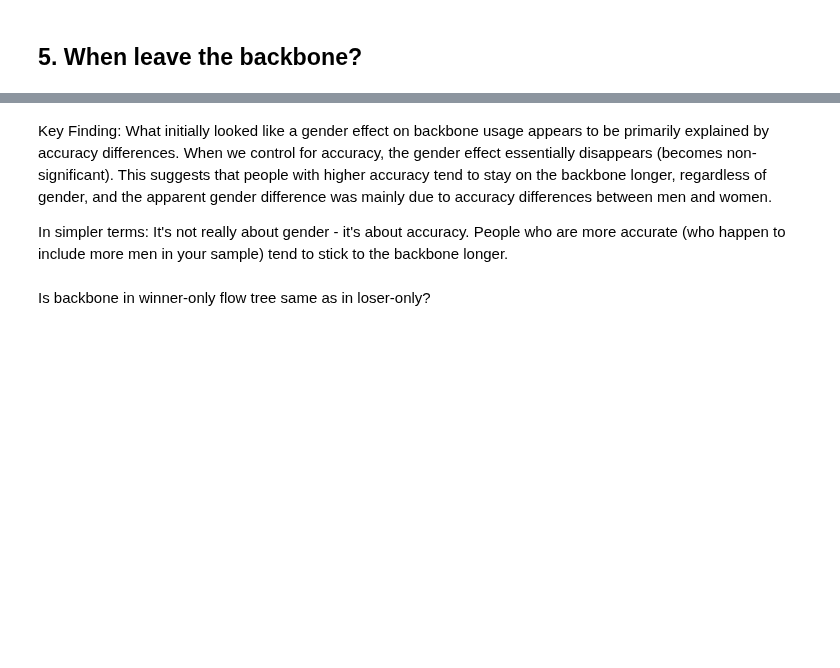
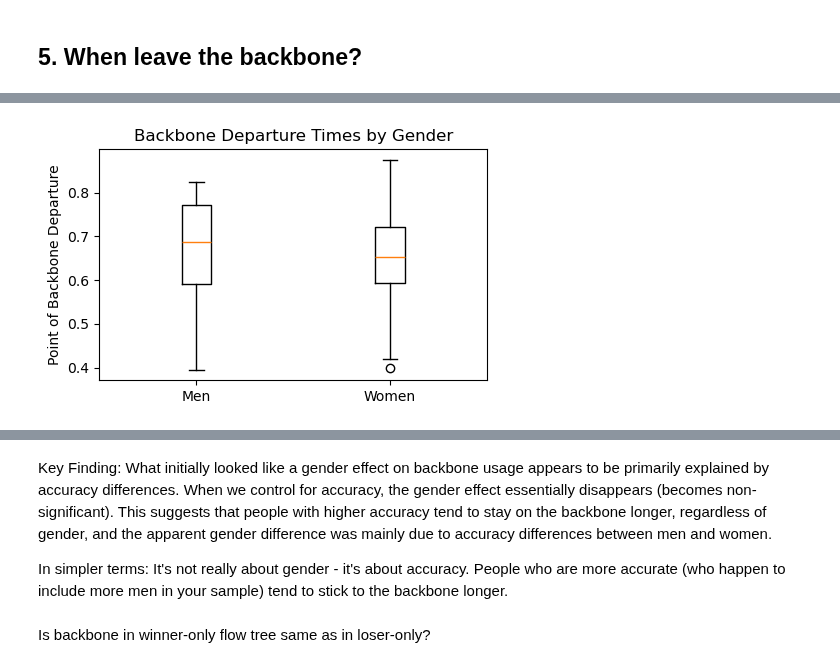
Before and after one commit to geometric-intelligence/mazedyn, a Jupyter notebook: mazedyn/4_backbone.ipynb, the cells around one changed output, grey strips where cells are left out. Saved outputs shown, nothing was run; the diff lists cells and outputs as text; code cells hidden in the pictures; blank space fills up the shorter version.

```diff
--- a/mazedyn/4_backbone.ipynb
+++ b/mazedyn/4_backbone.ipynb
@@ -460,0 +596,83 @@ Text(0.05, 0.95, 'r = 0.947\np = 0.000')
+# %%
+# When leave backbone but only when right!
+test_df["when_leave_backbone_right"] = pd.NA
+for (start_node, end_node), group in test_df.groupby(["StartAt", "EndAt"]):
+    backbone_path = flow_tree_dict[(start_node, end_node)]["backbone_path"]
+
+    for i, person in group.iterrows():
+        if person["accuracy"]:
+            persons_path = person["trajs"]
+            when_leave_person = when_leave_backbone(persons_path, backbone_path)
+            test_df.at[i, "when_leave_backbone_right"] = when_leave_person
+
+test_df["subj_mean_leave_backbone_right"] = test_df.groupby("Subject")["when_leave_backbone_right"].transform("mean")
+
+backbone_departures = test_df.groupby("Subject")["subj_mean_leave_backbone_right"].mean().astype(float)
+subj_accuracies = test_df.groupby("Subject")["subj_mean_acc"].mean().astype(float)
+sexes = test_df.groupby("Subject")["is_man"].mean().astype(bool)
+
+nas = np.logical_or(backbone_departures.isna(), subj_accuracies.isna())
+backbone_departures_no_na = backbone_departures[~nas]
+subj_accuracies_no_na = subj_accuracies[~nas]
+sex_no_na = sexes[~nas]
+
+# Also perform a simple t-test for comparison
+men_backbone = backbone_departures_no_na[sex_no_na]
+women_backbone = backbone_departures_no_na[~sex_no_na]
+
+t_stat, p_val = stats.ttest_ind(men_backbone, women_backbone)
+print("\nSimple t-test (not controlling for accuracy):")
+print(f"t-statistic: {t_stat:.3f}")
+print(f"p-value: {p_val:.3f}")
+
+# Create box plot to visualize the difference
+plt.figure(figsize=(5, 3))
+plt.boxplot([men_backbone, women_backbone], labels=['Men', 'Women'])
+plt.ylabel('Point of Backbone Departure')
+plt.title('Backbone Departure Times by Gender')
+plt.show()
+
+# Perform ANCOVA to compare backbone departure times between men and women
+# while controlling for accuracy
+import statsmodels.api as sm
+
+# Prepare data for ANCOVA
+# Check correlation between gender and accuracy first
+gender_acc_corr, p = stats.pearsonr(subj_accuracies_no_na, sex_no_na)
+print(f"\nCorrelation between gender and accuracy: {gender_acc_corr:.3f} (p={p})")
+
+# Check correlation between gender and backbone departure
+bb_acc_corr, p = stats.pearsonr(backbone_departures_no_na, sex_no_na)
+print(f"\nCorrelation between gender and backbone departure: {bb_acc_corr:.3f} (p={p})")
+
+# Since gender and accuracy are moderately correlated (r=0.426), we should run separate models
+# First model: Just gender effect
+# Run separate models for gender and accuracy effects
+X_gender = sex_no_na
+X_gender = sm.add_constant(X_gender)
+y = backbone_departures_no_na
+
+# Fit gender-only model and print results
+model = sm.OLS(np.asarray(y, dtype=float), np.asarray(X_gender, dtype=float)).fit()
+print("\nGender Effect on Backbone Departure:")
+print(model.summary().tables[1])
+
+# Second model: Just accuracy effect
+X_acc = subj_accuracies_no_na
+X_acc = sm.add_constant(X_acc)
+
+# Fit accuracy-only model and print results
+model_acc = sm.OLS(np.asarray(y, dtype=float), np.asarray(X_acc, dtype=float)).fit()
+print("\nAccuracy Effect on Backbone Departure:")
+print(model_acc.summary().tables[1])
+
+# Run full model with both predictors
+X_full = [[x, y] for (x,y) in zip(backbone_departures_no_na, subj_accuracies_no_na)]
+X_full = sm.add_constant(X_full)
+y = backbone_departures_no_na
+
+# Fit full model
+model_full = sm.OLS(np.asarray(y, dtype=float), np.asarray(X_full, dtype=float)).fit()
+print("\nFull Model (Gender and Accuracy Effects):")
+print(model_full.summary().tables[1])
+# %% [output]
@@ -460,0 +682 @@ Text(0.05, 0.95, 'r = 0.947\np = 0.000')
+[figure, added]
```
Also changed, not shown: parts of 13 cells of this notebook, 7 other files.
